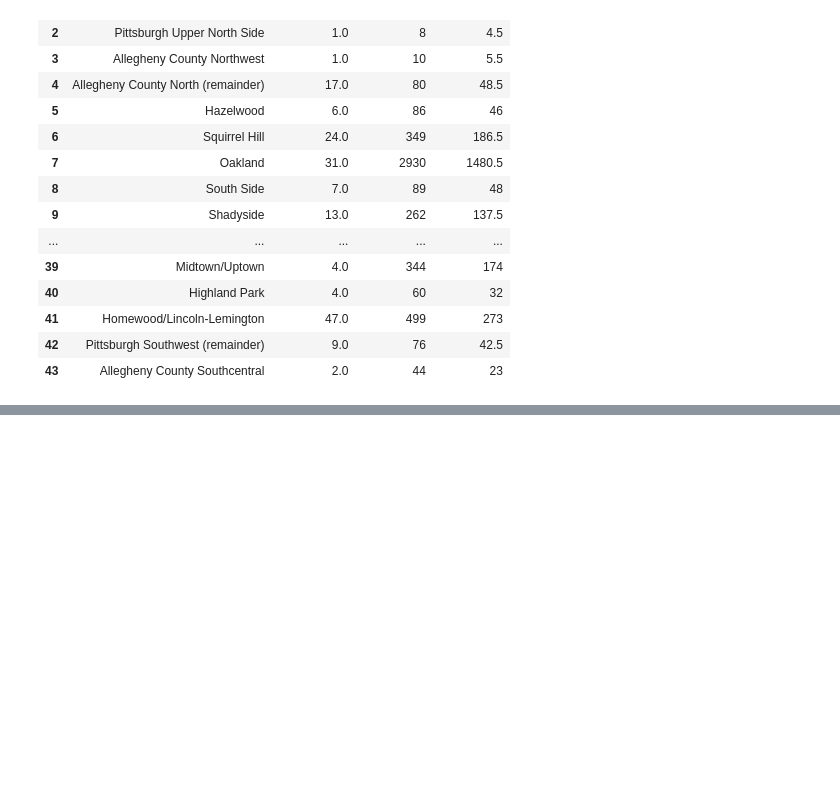
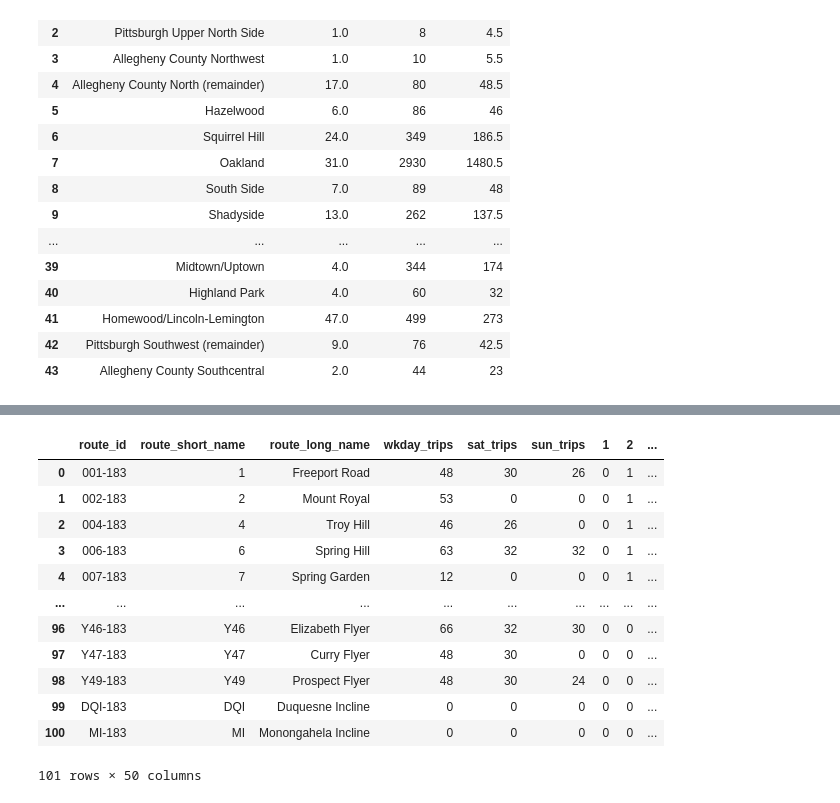
Before and after one commit to MattSamach/PPT_East_Busway, a Jupyter notebook: Notebooks/SPC_Trips.ipynb, the cells around one changed output, grey strips where cells are left out. Cells and saved outputs as stored; diff of their text form; code cells hidden in the pictures; blank space fills up the shorter version.

```diff
--- a/Notebooks/SPC_Trips.ipynb
+++ b/Notebooks/SPC_Trips.ipynb
@@ -340,0 +479,21 @@ matrix_2045.to_csv('spc_trips_2045_all.csv')
+# %%
+def find_trip_count(route, trip_df, daytype, pickno):
+    #print(route)
+    common = trip_df[(trip_df['PickID'] == pickno) &
+              (trip_df['DayType'] == daytype) &
+              (trip_df['RouteCode'] == route)]['Trip.Count']
+    if common.empty:
+       # print('No match found')
+        return(0)
+    else:
+        return(common.mode().iloc[0])
+# %%
+routetrip_wkdy = [find_trip_count(r, trip_count, 'Weekday', 1909) for r in route.route_short_name]
+routetrip_sat = [find_trip_count(r, trip_count, 'Saturday', 1909) for r in route.route_short_name]
+routetrip_sun = [find_trip_count(r, trip_count, 'Sunday', 1909) for r in route.route_short_name]
+# %%
+route_ref = route
+route_ref['wkday_trips'] = routetrip_wkdy
+route_ref['sat_trips'] = routetrip_sat
+route_ref['sun_trips'] = routetrip_sun
+route_ref.head()
@@ -340,0 +507,20 @@ matrix_2045.to_csv('spc_trips_2045_all.csv')
+# %%
+for dist_no in range(1,45):
+    reference = route_matcher(route.route_short_name, dist_no, district_dict)
+    route[str(dist_no)] = reference
+
+route_ref
+# %% [output]
+|  | route_id | route_short_name | route_long_name | wkday_trips | sat_trips | sun_trips | 1 | 2 | ... |
+| 0 | 001-183 | 1 | Freeport Road | 48 | 30 | 26 | 0 | 1 | ... |
+| 1 | 002-183 | 2 | Mount Royal | 53 | 0 | 0 | 0 | 1 | ... |
+| 2 | 004-183 | 4 | Troy Hill | 46 | 26 | 0 | 0 | 1 | ... |
+| 3 | 006-183 | 6 | Spring Hill | 63 | 32 | 32 | 0 | 1 | ... |
+| 4 | 007-183 | 7 | Spring Garden | 12 | 0 | 0 | 0 | 1 | ... |
+| ... | ... | ... | ... | ... | ... | ... | ... | ... | ... |
+| 96 | Y46-183 | Y46 | Elizabeth Flyer | 66 | 32 | 30 | 0 | 0 | ... |
+| 97 | Y47-183 | Y47 | Curry Flyer | 48 | 30 | 0 | 0 | 0 | ... |
+| 98 | Y49-183 | Y49 | Prospect Flyer | 48 | 30 | 24 | 0 | 0 | ... |
+| 99 | DQI-183 | DQI | Duquesne Incline | 0 | 0 | 0 | 0 | 0 | ... |
+| 100 | MI-183 | MI | Monongahela Incline | 0 | 0 | 0 | 0 | 0 | ... |
+101 rows × 50 columns
```
Also changed, not shown: parts of 20 cells of this notebook, 55 other files.
